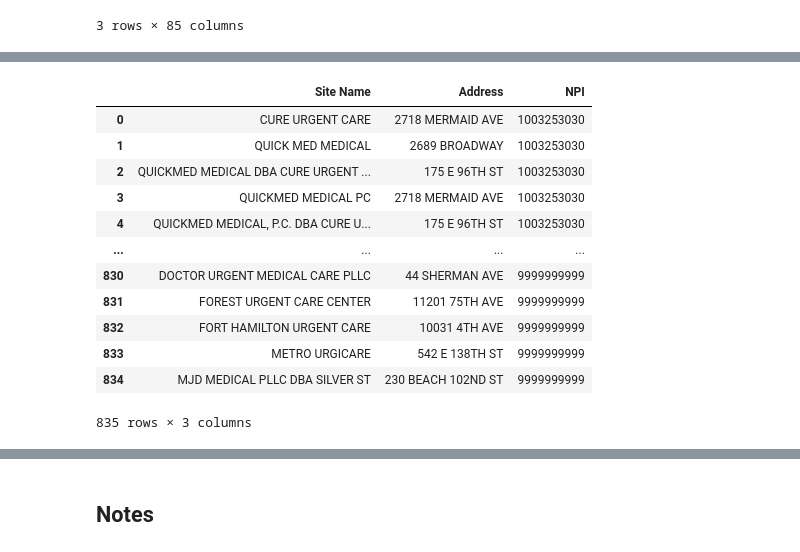
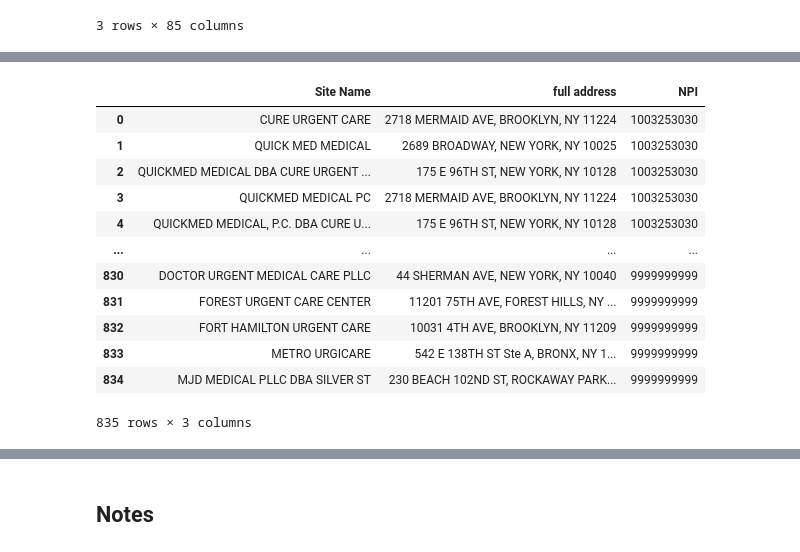
Before and after one commit to yianzhang14/cybergis_hospitals, a Jupyter notebook: data_cleaning_pnds.ipynb, the cells around one changed output, grey strips where cells are left out. Drawn from its saved outputs; the diff is of its cells as text; code cells hidden in the pictures.

```diff
--- a/data_cleaning_pnds.ipynb
+++ b/data_cleaning_pnds.ipynb
@@ -80,7 +94,7 @@ df_nyc.columns.to_list()
 # %%
 urgent_desser = [149, 250, 901, 823]
 # %%
-df_urgent = df_nyc[df_nyc["Designated Service"].astype(int).isin(urgent_desser)]
+df_urgent = df_nyc[(df_nyc["Designated Service"].astype(int).isin(urgent_desser)) | (df_nyc["Site Name"].str.lower().str.contains("urgent")) | (df_nyc["Site Name"].str.lower().str.contains("emergency"))]
 df_urgent
 # %% [output]
 |  | Site Name | Room/Suite | Address | Town/City | CountyFIPS | County Name | State | Zip Code | Latitude | ... |
@@ -99,4 +113,4 @@ df_urgent
 # %%
-df_urgent_cleaned = df_urgent.groupby(["NPI", "Site Name"]).first().reset_index()
+df_urgent_cleaned = df_urgent.groupby(["NPI", "Site Name", "Address"]).first().reset_index()
 df_urgent_cleaned
 # %% [output]
@@ -192,17 +219,17 @@ df_urgent_cleaned["full address"] = df_urgent_cleaned.apply(lambda x: construct_
 # %%
-final_df = df_urgent_cleaned[["Site Name", "Address", "NPI"]]
+final_df = df_urgent_cleaned[["Site Name", "full address", "NPI"]]
 final_df
 # %% [output]
-|  | Site Name | Address | NPI |
-| 0 | CURE URGENT CARE | 2718 MERMAID AVE | 1003253030 |
-| 1 | QUICK MED MEDICAL | 2689 BROADWAY | 1003253030 |
-| 2 | QUICKMED MEDICAL DBA CURE URGENT ... | 175 E 96TH ST | 1003253030 |
-| 3 | QUICKMED MEDICAL PC | 2718 MERMAID AVE | 1003253030 |
-| 4 | QUICKMED MEDICAL, P.C. DBA CURE U... | 175 E 96TH ST | 1003253030 |
+|  | Site Name | full address | NPI |
+| 0 | CURE URGENT CARE | 2718 MERMAID AVE, BROOKLYN, NY 11224 | 1003253030 |
+| 1 | QUICK MED MEDICAL | 2689 BROADWAY, NEW YORK, NY 10025 | 1003253030 |
+| 2 | QUICKMED MEDICAL DBA CURE URGENT ... | 175 E 96TH ST, NEW YORK, NY 10128 | 1003253030 |
+| 3 | QUICKMED MEDICAL PC | 2718 MERMAID AVE, BROOKLYN, NY 11224 | 1003253030 |
+| 4 | QUICKMED MEDICAL, P.C. DBA CURE U... | 175 E 96TH ST, NEW YORK, NY 10128 | 1003253030 |
 | ... | ... | ... | ... |
-| 830 | DOCTOR URGENT MEDICAL CARE PLLC | 44 SHERMAN AVE | 9999999999 |
-| 831 | FOREST URGENT CARE CENTER | 11201 75TH AVE | 9999999999 |
-| 832 | FORT HAMILTON URGENT CARE | 10031 4TH AVE | 9999999999 |
-| 833 | METRO URGICARE | 542 E 138TH ST | 9999999999 |
-| 834 | MJD MEDICAL PLLC DBA SILVER ST | 230 BEACH 102ND ST | 9999999999 |
+| 830 | DOCTOR URGENT MEDICAL CARE PLLC | 44 SHERMAN AVE, NEW YORK, NY 10040 | 9999999999 |
+| 831 | FOREST URGENT CARE CENTER | 11201 75TH AVE, FOREST HILLS, NY ... | 9999999999 |
+| 832 | FORT HAMILTON URGENT CARE | 10031 4TH AVE, BROOKLYN, NY 11209 | 9999999999 |
+| 833 | METRO URGICARE | 542 E 138TH ST Ste A, BRONX, NY 1... | 9999999999 |
+| 834 | MJD MEDICAL PLLC DBA SILVER ST | 230 BEACH 102ND ST, ROCKAWAY PARK... | 9999999999 |
 835 rows × 3 columns
```
Also changed, not shown: parts of 7 cells of this notebook, 1 other file.
